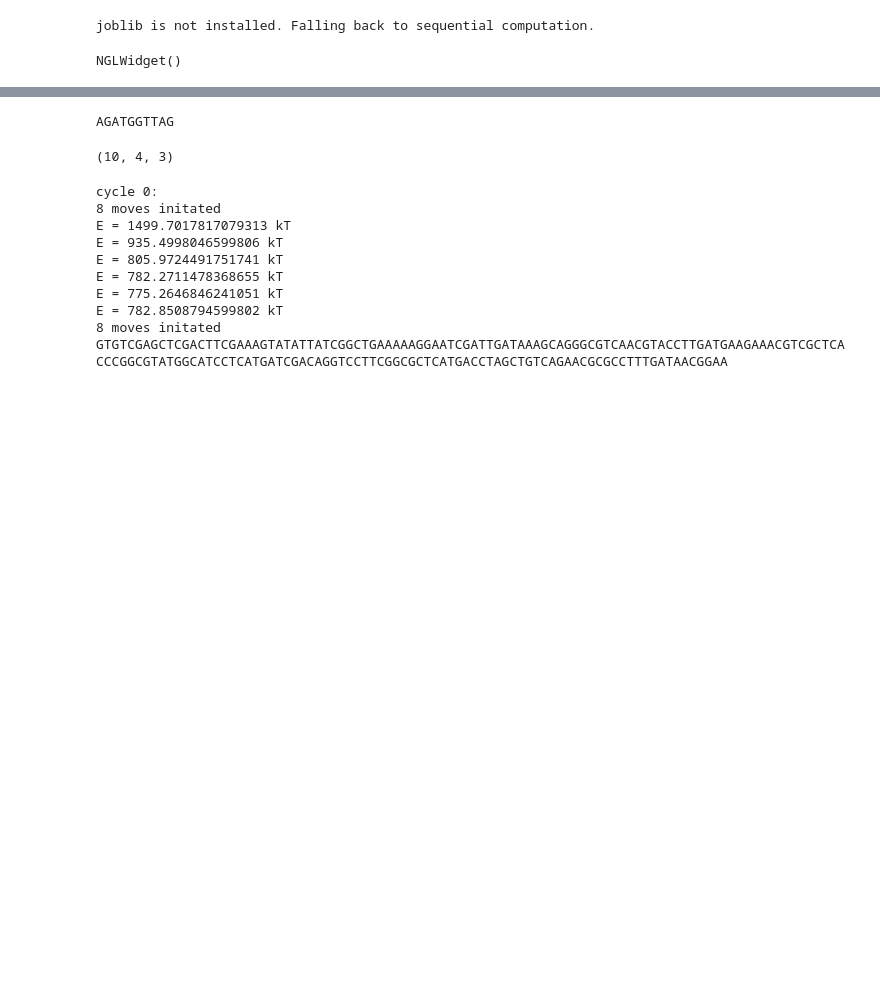
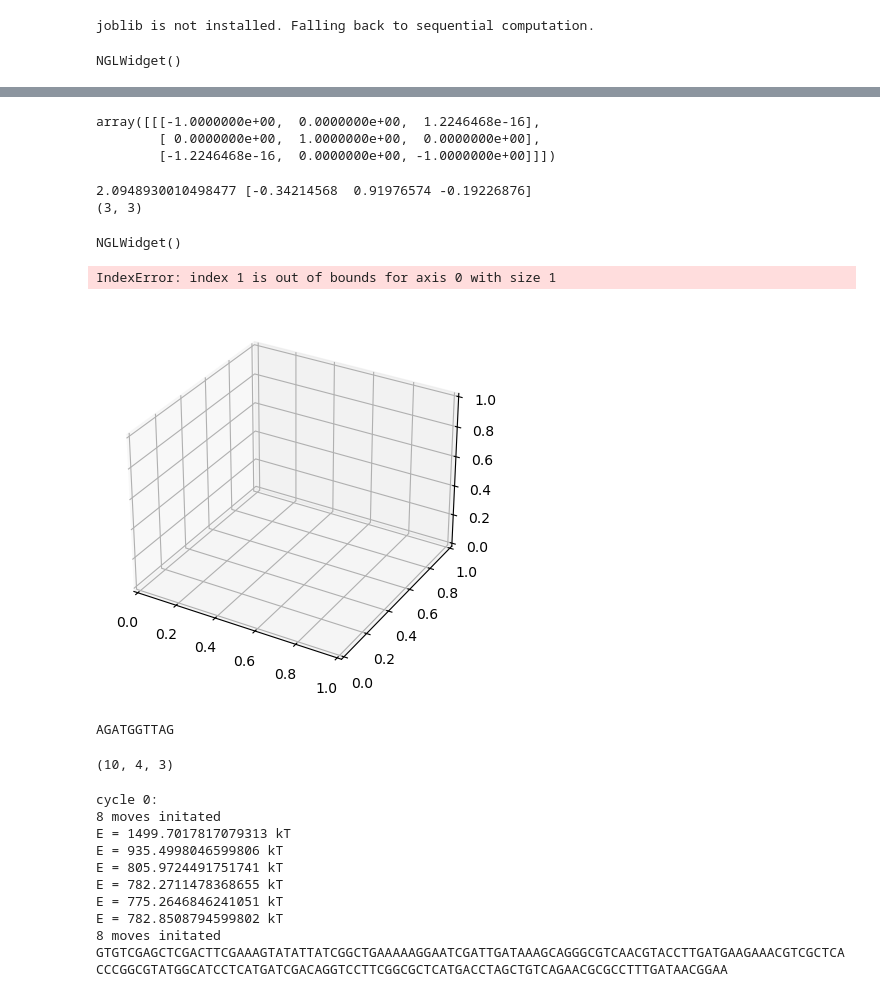
Before and after one commit to Heezch/mdna, a Jupyter notebook: studies/3_chromatin/0_chromatin_maker.ipynb, the cells around one changed output, grey strips where cells are left out. Cells and saved outputs as stored; diff of their text form; code cells hidden in the pictures; blank space fills up the shorter version.

```diff
--- a/studies/3_chromatin/0_chromatin_maker.ipynb
+++ b/studies/3_chromatin/0_chromatin_maker.ipynb
@@ -87,3 +106,57 @@ ax.axis('equal')
+# %%
+mdna.utils.RigidBody.get_rotation_matrix(np.array([0,1,0])*np.pi)
+# %% [output]
+array([[[-1.0000000e+00,  0.0000000e+00,  1.2246468e-16],
+        [ 0.0000000e+00,  1.0000000e+00,  0.0000000e+00],
+        [-1.2246468e-16,  0.0000000e+00, -1.0000000e+00]]])
+# %%
+# Convert pdb to frames and calculate the mean reference frame
+nuc = mdna.NucleicFrames(pdb)
+frames = np.squeeze(nuc.mean_reference_frames)
+start = frames[0,0,:]
+end = frames[-1,0,:]
+end_tangent = frames[-1,-1,:]
+# %%
+frames = np.squeeze(nuc.mean_reference_frames)
+start = frames[0,0,:]
+end = frames[-1,0,:]
+end_tangent = frames[-1,-1,:]
+# %%
+origin = centroid
+orientation = np.array([x_axis, y_axis, z_axis])
+n_linker_dna = 60
+length_linker = n_linker_dna * 0.34 * 0.85
+nucleosome_diameter = 2 * rg
+spacing = nucleosome_diameter + length_linker
+angle = np.random.uniform(0, np.pi)
+axis = end_tangent
+print(angle, axis)
+R = mdna.utils.RigidBody.get_rotation_matrix(z_axis*angle)[0]
+print(R.shape)
+new_orientation = np.dot(orientation, R)
+new_origin = origin + (spacing * end_tangent)
+
+xyz = pdb.xyz
+new_xyz = np.zeros_like(xyz)
+new_xyz[0] = np.dot(xyz[0], new_orientation) + new_origin
+
+new_pdb = md.Trajectory(new_xyz, pdb.top)
+two = pdb.stack(new_pdb)
+# %% [output]
+2.0948930010498477 [-0.34214568  0.91976574 -0.19226876]
+(3, 3)
+# %%
+view = nv.show_mdtraj(two)
+view
+# %% [output]
+NGLWidget()
+# %%
+fig = plt.figure()
+ax = fig.add_subplot(111, projection='3d')
+ax.scatter(new_origin[0], new_origin[1], new_origin[2], c='r', marker='o')
+# %% [output]
+IndexError: index 1 is out of bounds for axis 0 with size 1
+[figure, added]
 # %%
 control_points = np.array([[0,0,0],[0,1,0],[0,2,0],[0,3,0]])*1
 spline = mdna.SplineFrames(control_points)
```
Also changed, not shown: parts of 3 cells of this notebook, 10 other files.
